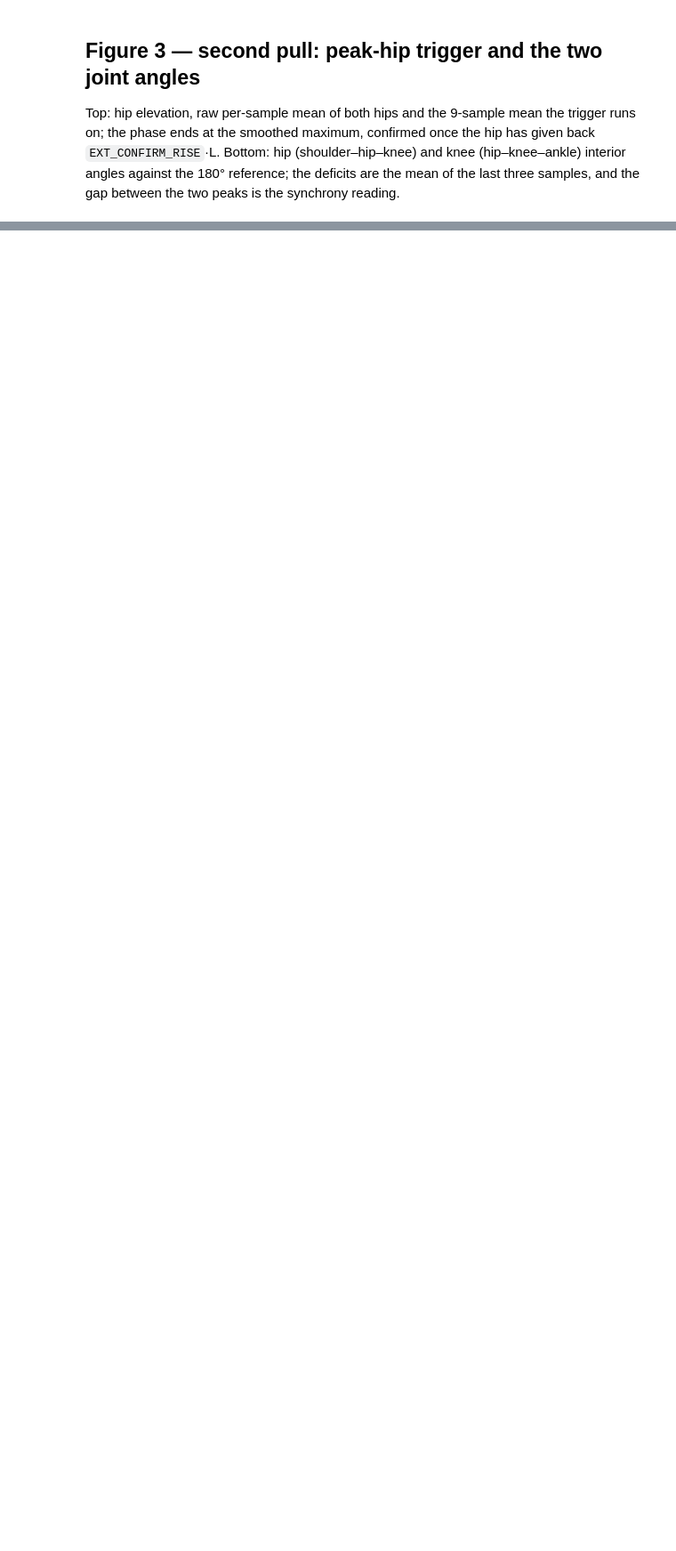
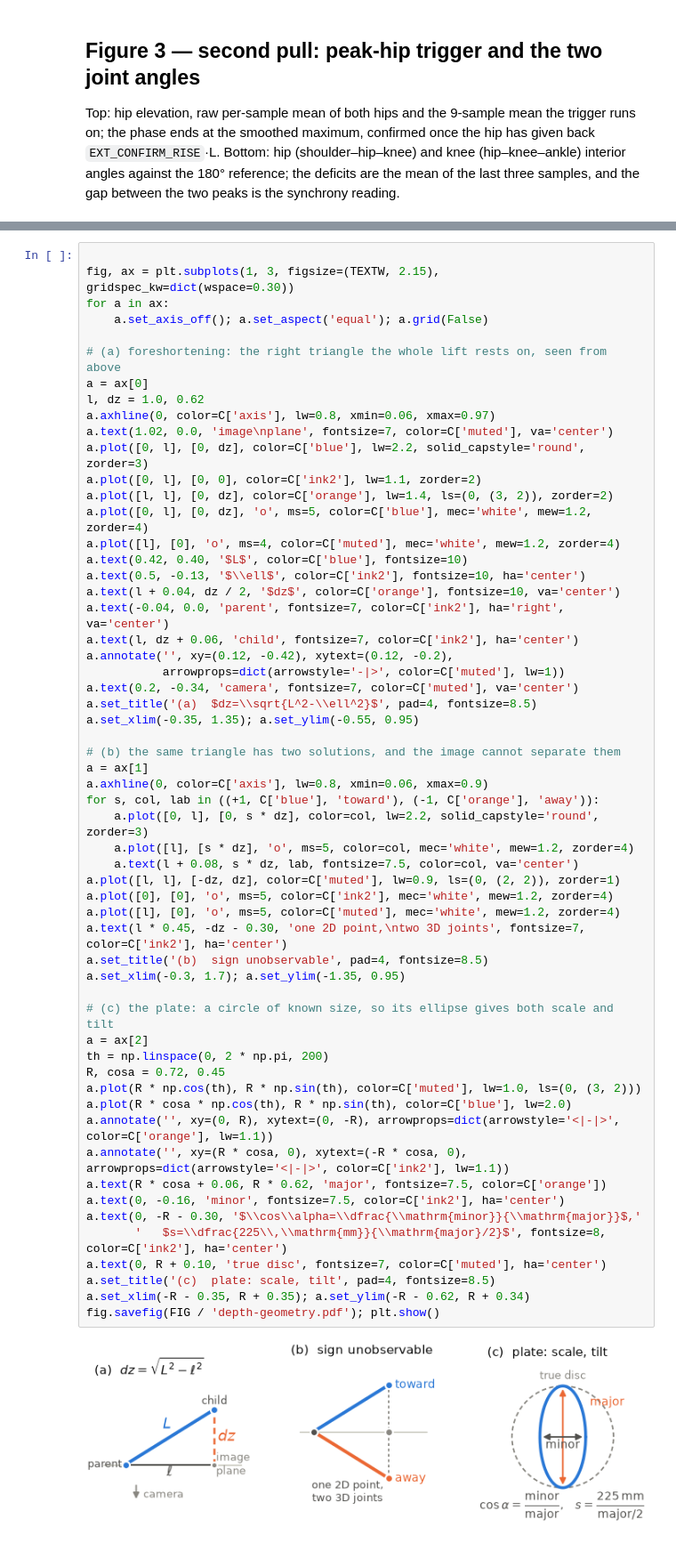
Before and after one commit to buerlino/coach-cubed, a Jupyter notebook: report/analysis.ipynb, the cells around one changed output, grey strips where cells are left out. Shown at 89% size. Saved outputs shown, nothing was run; the diff lists cells and outputs as text; blank space fills up the shorter version.

```diff
--- a/report/analysis.ipynb
+++ b/report/analysis.ipynb
@@ -533,0 +599,59 @@ fig.savefig(FIG / 'second-pull.pdf'); plt.show()
+# %%
+
+fig, ax = plt.subplots(1, 3, figsize=(TEXTW, 2.15), gridspec_kw=dict(wspace=0.30))
+for a in ax:
+    a.set_axis_off(); a.set_aspect('equal'); a.grid(False)
+
+# (a) foreshortening: the right triangle the whole lift rests on, seen from above
+a = ax[0]
+l, dz = 1.0, 0.62
+a.axhline(0, color=C['axis'], lw=0.8, xmin=0.06, xmax=0.97)
+a.text(1.02, 0.0, 'image\nplane', fontsize=7, color=C['muted'], va='center')
+a.plot([0, l], [0, dz], color=C['blue'], lw=2.2, solid_capstyle='round', zorder=3)
+a.plot([0, l], [0, 0], color=C['ink2'], lw=1.1, zorder=2)
+a.plot([l, l], [0, dz], color=C['orange'], lw=1.4, ls=(0, (3, 2)), zorder=2)
+a.plot([0, l], [0, dz], 'o', ms=5, color=C['blue'], mec='white', mew=1.2, zorder=4)
+a.plot([l], [0], 'o', ms=4, color=C['muted'], mec='white', mew=1.2, zorder=4)
+a.text(0.42, 0.40, '$L$', color=C['blue'], fontsize=10)
+a.text(0.5, -0.13, '$\\ell$', color=C['ink2'], fontsize=10, ha='center')
+a.text(l + 0.04, dz / 2, '$dz$', color=C['orange'], fontsize=10, va='center')
+a.text(-0.04, 0.0, 'parent', fontsize=7, color=C['ink2'], ha='right', va='center')
+a.text(l, dz + 0.06, 'child', fontsize=7, color=C['ink2'], ha='center')
+a.annotate('', xy=(0.12, -0.42), xytext=(0.12, -0.2),
+           arrowprops=dict(arrowstyle='-|>', color=C['muted'], lw=1))
+a.text(0.2, -0.34, 'camera', fontsize=7, color=C['muted'], va='center')
+a.set_title('(a)  $dz=\\sqrt{L^2-\\ell^2}$', pad=4, fontsize=8.5)
+a.set_xlim(-0.35, 1.35); a.set_ylim(-0.55, 0.95)
+
+# (b) the same triangle has two solutions, and the image cannot separate them
+a = ax[1]
+a.axhline(0, color=C['axis'], lw=0.8, xmin=0.06, xmax=0.9)
+for s, col, lab in ((+1, C['blue'], 'toward'), (-1, C['orange'], 'away')):
+    a.plot([0, l], [0, s * dz], color=col, lw=2.2, solid_capstyle='round', zorder=3)
+    a.plot([l], [s * dz], 'o', ms=5, color=col, mec='white', mew=1.2, zorder=4)
+    a.text(l + 0.08, s * dz, lab, fontsize=7.5, color=col, va='center')
+a.plot([l, l], [-dz, dz], color=C['muted'], lw=0.9, ls=(0, (2, 2)), zorder=1)
+a.plot([0], [0], 'o', ms=5, color=C['ink2'], mec='white', mew=1.2, zorder=4)
+a.plot([l], [0], 'o', ms=5, color=C['muted'], mec='white', mew=1.2, zorder=4)
+a.text(l * 0.45, -dz - 0.30, 'one 2D point,\ntwo 3D joints', fontsize=7, color=C['ink2'], ha='center')
+a.set_title('(b)  sign unobservable', pad=4, fontsize=8.5)
+a.set_xlim(-0.3, 1.7); a.set_ylim(-1.35, 0.95)
+
+# (c) the plate: a circle of known size, so its ellipse gives both scale and tilt
+a = ax[2]
+th = np.linspace(0, 2 * np.pi, 200)
+R, cosa = 0.72, 0.45
+a.plot(R * np.cos(th), R * np.sin(th), color=C['muted'], lw=1.0, ls=(0, (3, 2)))
+a.plot(R * cosa * np.cos(th), R * np.sin(th), color=C['blue'], lw=2.0)
+a.annotate('', xy=(0, R), xytext=(0, -R), arrowprops=dict(arrowstyle='<|-|>', color=C['orange'], lw=1.1))
+a.annotate('', xy=(R * cosa, 0), xytext=(-R * cosa, 0), arrowprops=dict(arrowstyle='<|-|>', color=C['ink2'], lw=1.1))
+a.text(R * cosa + 0.06, R * 0.62, 'major', fontsize=7.5, color=C['orange'])
+a.text(0, -0.16, 'minor', fontsize=7.5, color=C['ink2'], ha='center')
+a.text(0, -R - 0.30, '$\\cos\\alpha=\\dfrac{\\mathrm{minor}}{\\mathrm{major}}$,'
+       '   $s=\\dfrac{225\\,\\mathrm{mm}}{\\mathrm{major}/2}$', fontsize=8, color=C['ink2'], ha='center')
+a.text(0, R + 0.10, 'true disc', fontsize=7, color=C['muted'], ha='center')
+a.set_title('(c)  plate: scale, tilt', pad=4, fontsize=8.5)
+a.set_xlim(-R - 0.35, R + 0.35); a.set_ylim(-R - 0.62, R + 0.34)
+fig.savefig(FIG / 'depth-geometry.pdf'); plt.show()
+# %% [output]
+[figure, added]
```
Also changed, not shown: parts of 6 cells of this notebook, 15 other files.
